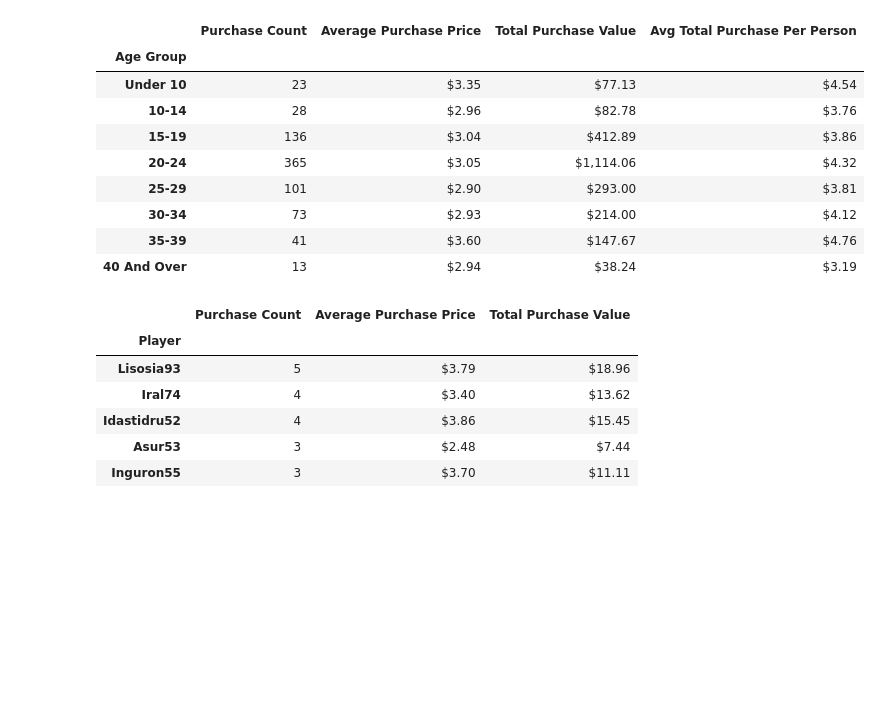
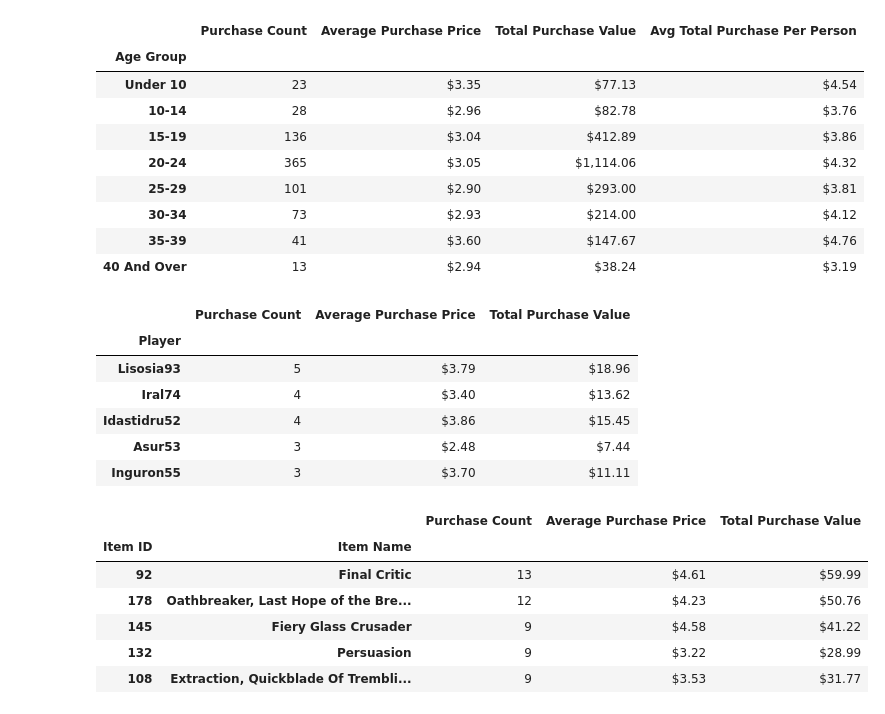
Before and after one commit to eddie0rNot/pandas-challenge, a Jupyter notebook: HeroesOfPymoli/HeroesOfPymoli.ipynb, the cells around one changed output. Drawn from its saved outputs; the diff is of its cells as text; code cells hidden in the pictures; blank space fills up the shorter version.

Commit message:
item analysis added

```diff
--- a/HeroesOfPymoli/HeroesOfPymoli.ipynb
+++ b/HeroesOfPymoli/HeroesOfPymoli.ipynb
@@ -304,3 +296,54 @@ groupID_purchase_analysis_final.head()
+# %%
+#most popular items
+#retrieve item id, item name, and item price columns
+
+#call master table
+purchase_data_recall = pd.read_csv(file_to_load)
+#set Item ID as key
+purchase_data_draft = purchase_data_recall.set_index("Item ID")
+purchase_data = purchase_data_draft.rename(columns = {'SN':"Player"})
+
+
+#retrieve item id, item name, and item price columns
+purchase_data_analysis_l = purchase_data.groupby(['Item ID','Item Name']).sum()
+purchase_data_analysis_r =purchase_data.groupby(['Item ID','Item Name']).count()
+purchase_data_items_merge = pd.merge(purchase_data_analysis_l,purchase_data_analysis_r,on=["Item ID","Item Name"])
+purchase_data_items_merge.head()
+
+#organize dataframe by dropping and renaming columns
+purchase_data_items_merge_columnclean = purchase_data_items_merge.drop(columns=['Age_x','Age_y','Price_y',
+                                                                                'Purchase ID_x','Purchase ID_y','Player'])
+
+#groupID_purchase_analysis_columnclean
+item_purchase_analysis_draft = purchase_data_items_merge_columnclean.rename(columns={'Gender':'Purchase Count',
+                                                                        'Price_x':'Total Purchase Value'})
+
+#calculation avg purchase price
+item_purchase_analysis_draft['Average Purchase Price'] = 0
+item_purchase_analysis_draft['Average Purchase Price'] = item_purchase_analysis_draft['Total Purchase Value'].div(item_purchase_analysis_draft['Purchase Count'])
+
+#format data columns
+item_purchase_analysis_draft['Total Purchase Value'] = item_purchase_analysis_draft['Total Purchase Value'].astype(float).map("${:,.2f}".format)
+item_purchase_analysis_draft['Average Purchase Price'] = item_purchase_analysis_draft['Average Purchase Price'].astype(float).map("${:,.2f}".format)
+
+#reorder columns
+item_purchase_analysis = item_purchase_analysis_draft[['Purchase Count','Average Purchase Price','Total Purchase Value']]
+
+#sort the total purchase value column in descending order
+item_purchase_analysis_final = item_purchase_analysis.sort_values(by=['Purchase Count'],ascending=False)
+item_purchase_analysis_final
+
+#optional: give displayed data cleaner formatting
+#display a preview of the summary data frame
+item_purchase_analysis_final.head()
+# %% [output]
+|  |  | Purchase Count | Average Purchase Price | Total Purchase Value |
+| Item ID | Item Name |  |  |  |
+| 92 | Final Critic | 13 | $4.61 | $59.99 |
+| 178 | Oathbreaker, Last Hope of the Bre... | 12 | $4.23 | $50.76 |
+| 145 | Fiery Glass Crusader | 9 | $4.58 | $41.22 |
+| 132 | Persuasion | 9 | $3.22 | $28.99 |
+| 108 | Extraction, Quickblade Of Trembli... | 9 | $3.53 | $31.77 |
 # %%
 #most profitable items
 #sort the above table by total purchase value in descending order
```
Also changed, not shown: parts of 1 cell of this notebook.
